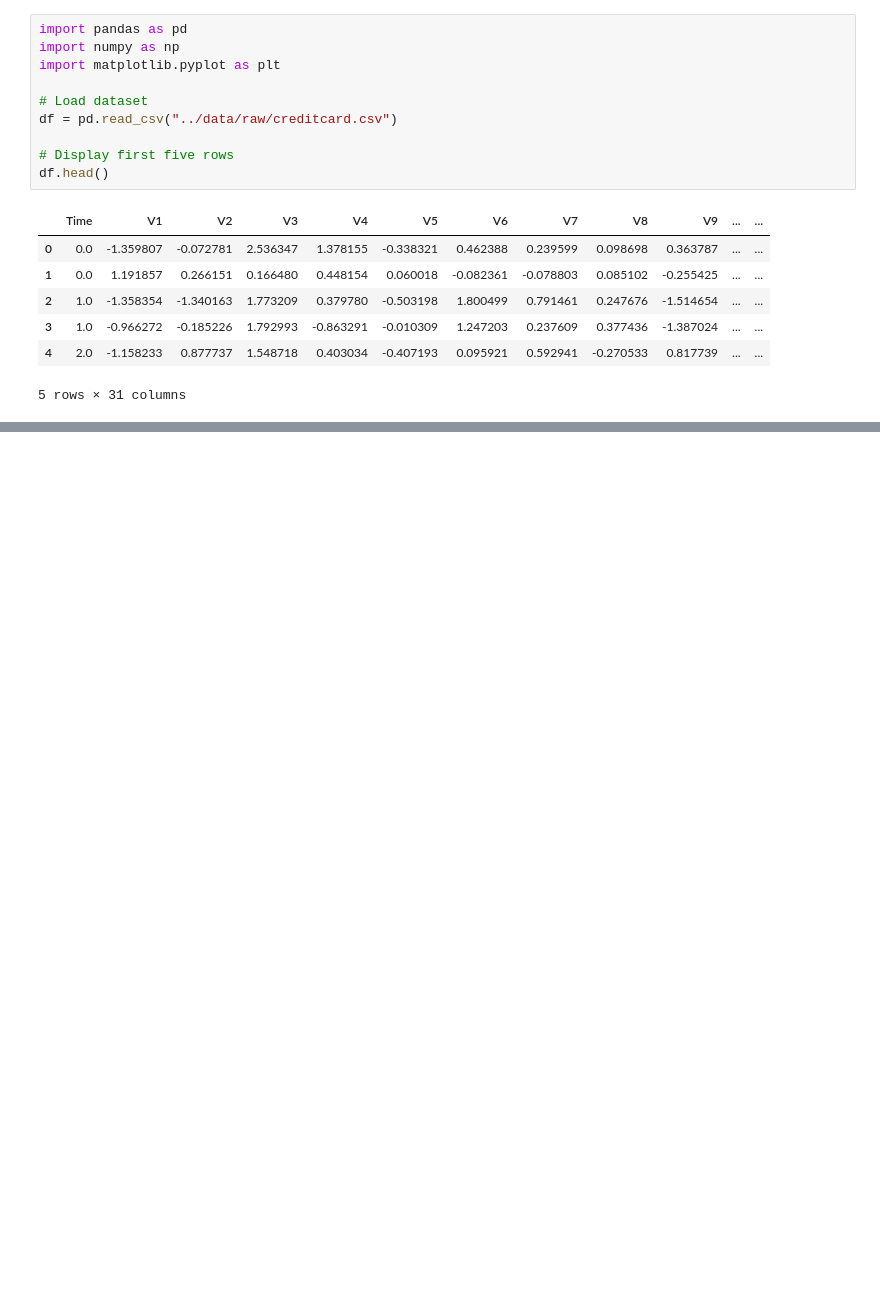
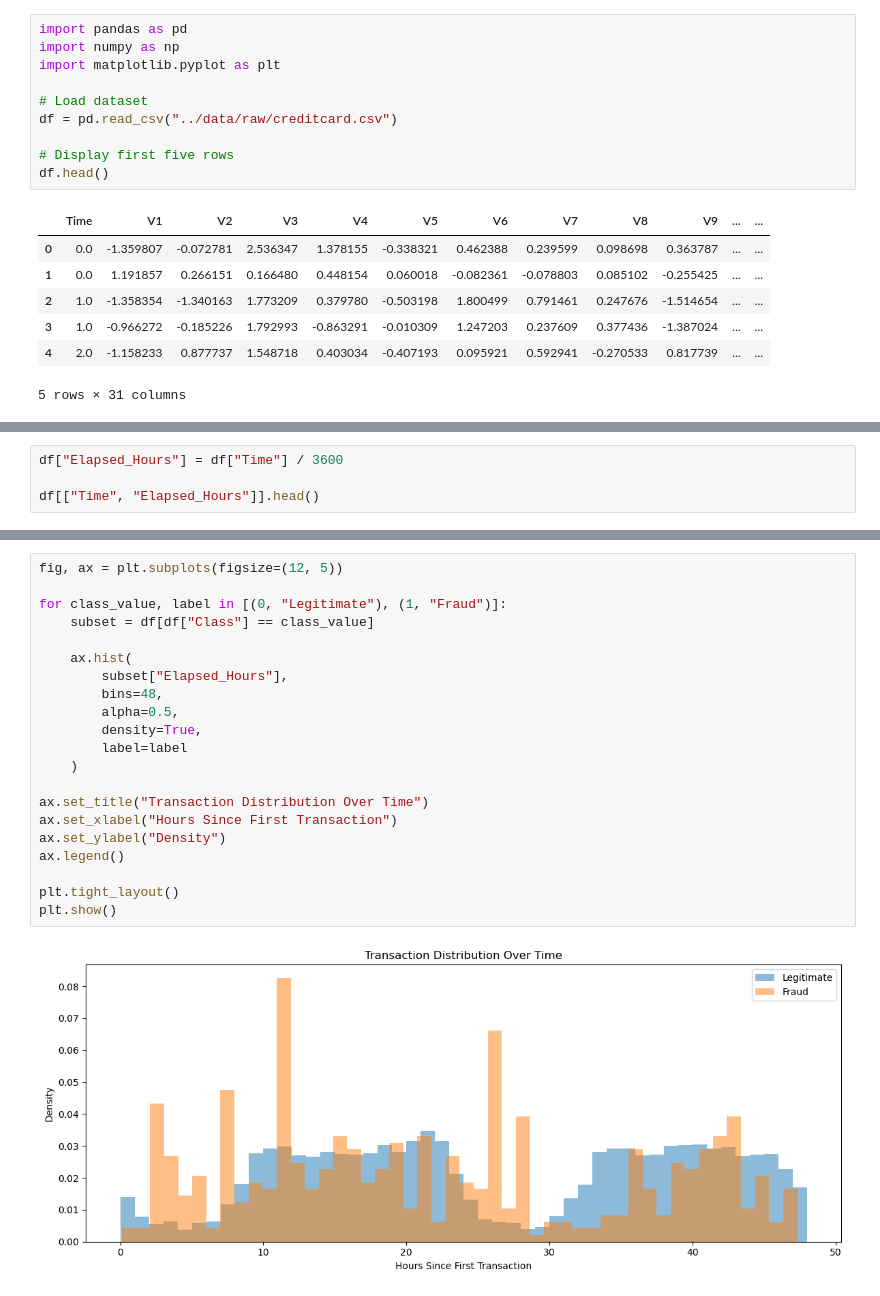
Before and after one commit to angemarie0112/fraud-detection-platform, a Jupyter notebook: notebooks/01_exploratory_data_analysis.ipynb, the cells around one changed output, grey strips where cells are left out. Saved outputs shown, nothing was run; the diff lists cells and outputs as text; blank space fills up the shorter version.

```diff
--- a/notebooks/01_exploratory_data_analysis.ipynb
+++ b/notebooks/01_exploratory_data_analysis.ipynb
@@ -53,0 +161,4 @@ Fraud percentage: 0.1727%
+# %%
+df["Elapsed_Hours"] = df["Time"] / 3600
+
+df[["Time", "Elapsed_Hours"]].head()
@@ -53,0 +172,23 @@ Fraud percentage: 0.1727%
+# %%
+fig, ax = plt.subplots(figsize=(12, 5))
+
+for class_value, label in [(0, "Legitimate"), (1, "Fraud")]:
+    subset = df[df["Class"] == class_value]
+
+    ax.hist(
+        subset["Elapsed_Hours"],
+        bins=48,
+        alpha=0.5,
+        density=True,
+        label=label
+    )
+
+ax.set_title("Transaction Distribution Over Time")
+ax.set_xlabel("Hours Since First Transaction")
+ax.set_ylabel("Density")
+ax.legend()
+
+plt.tight_layout()
+plt.show()
+# %% [output]
+[figure, added]
```
Also changed, not shown: parts of 14 cells of this notebook.
